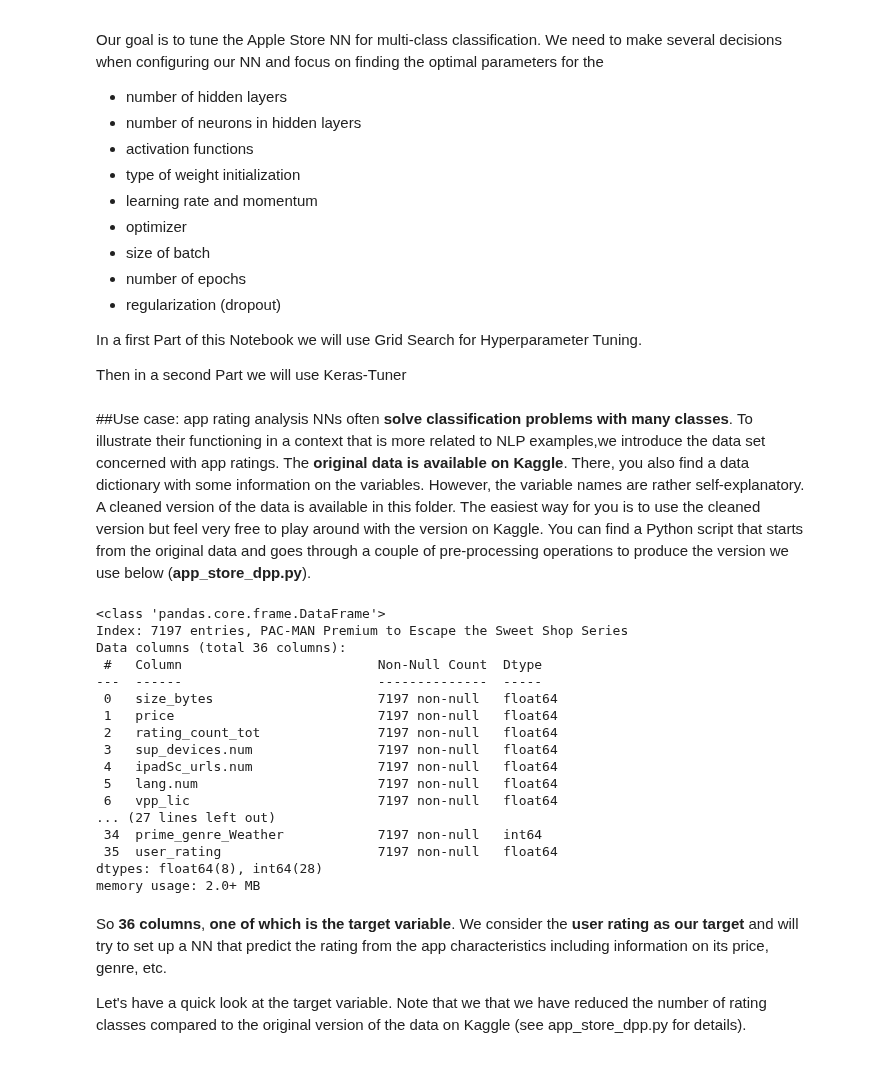
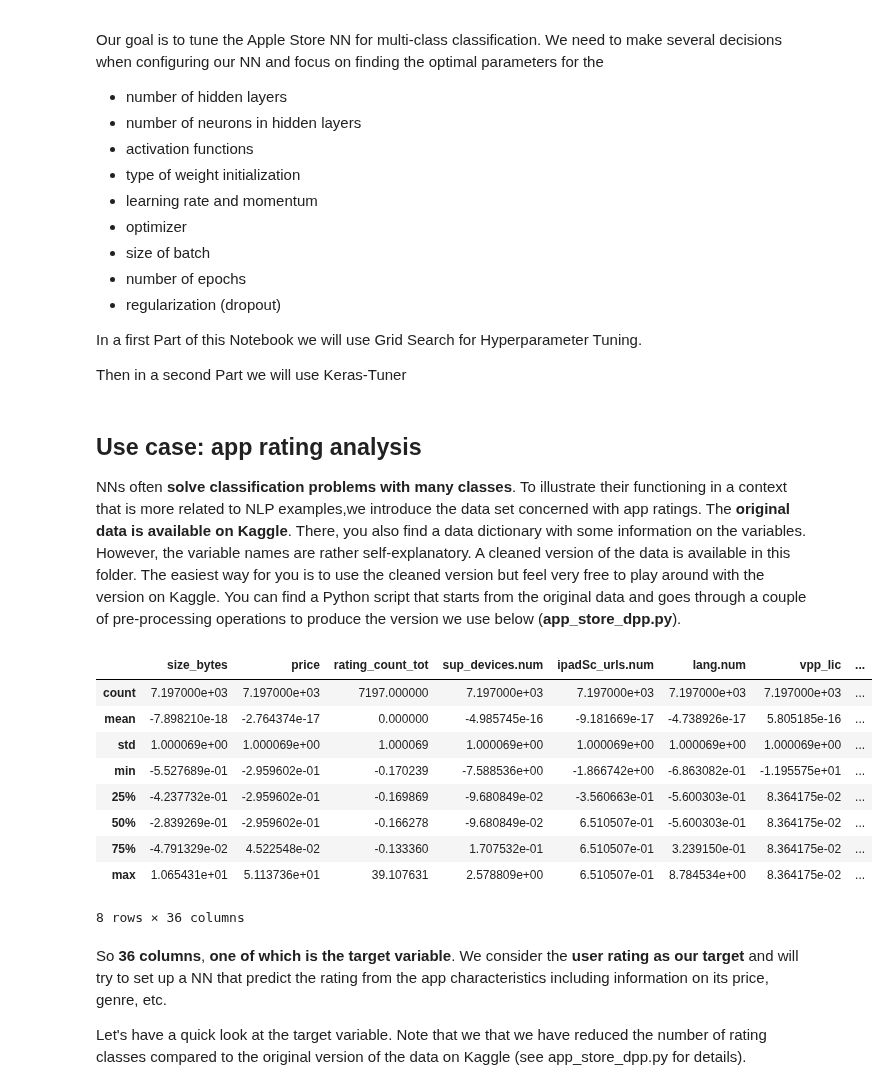
Before and after one commit to mlukan/GDA3B2021, a Jupyter notebook: NN/NN_Hyperparameters_Keras_Quest.ipynb, the cells around one changed output. Drawn from its saved outputs; the diff is of its cells as text; code cells hidden in the pictures.

```diff
--- a/NN/NN_Hyperparameters_Keras_Quest.ipynb
+++ b/NN/NN_Hyperparameters_Keras_Quest.ipynb
@@ -36,33 +34,27 @@ from sklearn.model_selection import train_test_split
 #This package provides utilities for Keras, such as modified callbacks, data genereators, encoder, etc.
 from keras.utils import np_utils
 # %% [markdown]
-##Use case: app rating analysis
+## Use case: app rating analysis
 NNs often **solve classification problems with many classes**. To illustrate their functioning in a context that is more related to NLP examples,we introduce the data set concerned with app ratings. The **original data is available on Kaggle**. There, you also find a data dictionary with some information on the variables. However, the variable names are rather self-explanatory. A cleaned version of the data is available in this folder. The easiest way for you is to use the cleaned version but feel very free to play around with the version on Kaggle. You can find a Python script that starts from the original data and goes through a couple of pre-processing operations to produce the version we use below (**app_store_dpp.py**).
 # %%
 # Load dataset and set app name as index
 
 app = pd.read_csv("https://raw.githubusercontent.com/murpi/wilddata/master/quests/AppleStore_prep.csv",
                   index_col=False, sep='\t', encoding='utf-8')
 app = app.set_index('track_name')
-app.info()
+#app.info()
+app.describe()
 # %% [output]
+|  | size_bytes | price | rating_count_tot | sup_devices.num | ipadSc_urls.num | lang.num | vpp_lic | ... |
+| count | 7.197000e+03 | 7.197000e+03 | 7197.000000 | 7.197000e+03 | 7.197000e+03 | 7.197000e+03 | 7.197000e+03 | ... |
+| mean | -7.898210e-18 | -2.764374e-17 | 0.000000 | -4.985745e-16 | -9.181669e-17 | -4.738926e-17 | 5.805185e-16 | ... |
+| std | 1.000069e+00 | 1.000069e+00 | 1.000069 | 1.000069e+00 | 1.000069e+00 | 1.000069e+00 | 1.000069e+00 | ... |
+| min | -5.527689e-01 | -2.959602e-01 | -0.170239 | -7.588536e+00 | -1.866742e+00 | -6.863082e-01 | -1.195575e+01 | ... |
+| 25% | -4.237732e-01 | -2.959602e-01 | -0.169869 | -9.680849e-02 | -3.560663e-01 | -5.600303e-01 | 8.364175e-02 | ... |
+| 50% | -2.839269e-01 | -2.959602e-01 | -0.166278 | -9.680849e-02 | 6.510507e-01 | -5.600303e-01 | 8.364175e-02 | ... |
+| 75% | -4.791329e-02 | 4.522548e-02 | -0.133360 | 1.707532e-01 | 6.510507e-01 | 3.239150e-01 | 8.364175e-02 | ... |
+| max | 1.065431e+01 | 5.113736e+01 | 39.107631 | 2.578809e+00 | 6.510507e-01 | 8.784534e+00 | 8.364175e-02 | ... |
-<class 'pandas.core.frame.DataFrame'>
-Index: 7197 entries, PAC-MAN Premium to Escape the Sweet Shop Series
-Data columns (total 36 columns):
- #   Column                         Non-Null Count  Dtype
----  ------                         --------------  -----
- 0   size_bytes                     7197 non-null   float64
- 1   price                          7197 non-null   float64
- 2   rating_count_tot               7197 non-null   float64
- 3   sup_devices.num                7197 non-null   float64
- 4   ipadSc_urls.num                7197 non-null   float64
- 5   lang.num                       7197 non-null   float64
- 6   vpp_lic                        7197 non-null   float64
-... (27 lines left out)
- 34  prime_genre_Weather            7197 non-null   int64
- 35  user_rating                    7197 non-null   float64
-dtypes: float64(8), int64(28)
-memory usage: 2.0+ MB
+8 rows × 36 columns
 # %% [markdown]
 So **36 columns**, **one of which is the target variable**. We consider the **user rating as our target** and will try to set up a NN that predict the rating from the app characteristics including information on its price, genre, etc.
 
```
Also changed, not shown: parts of 29 cells of this notebook, 42 other files.
